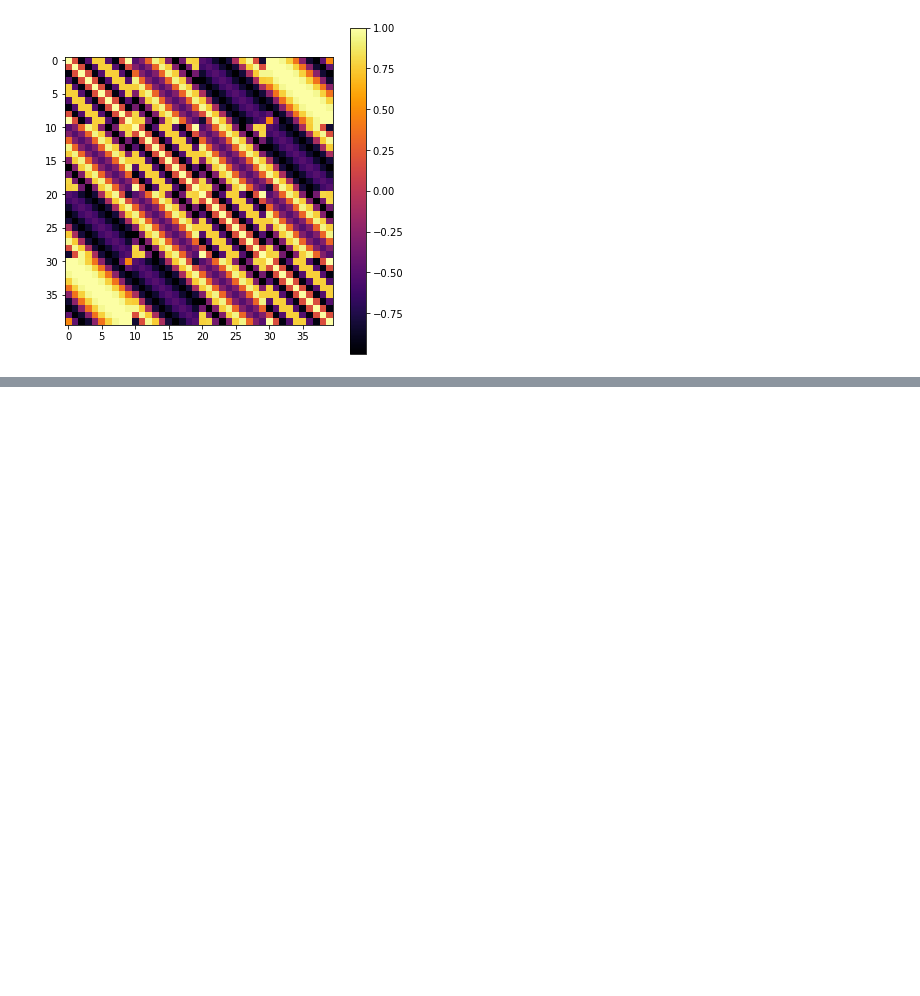
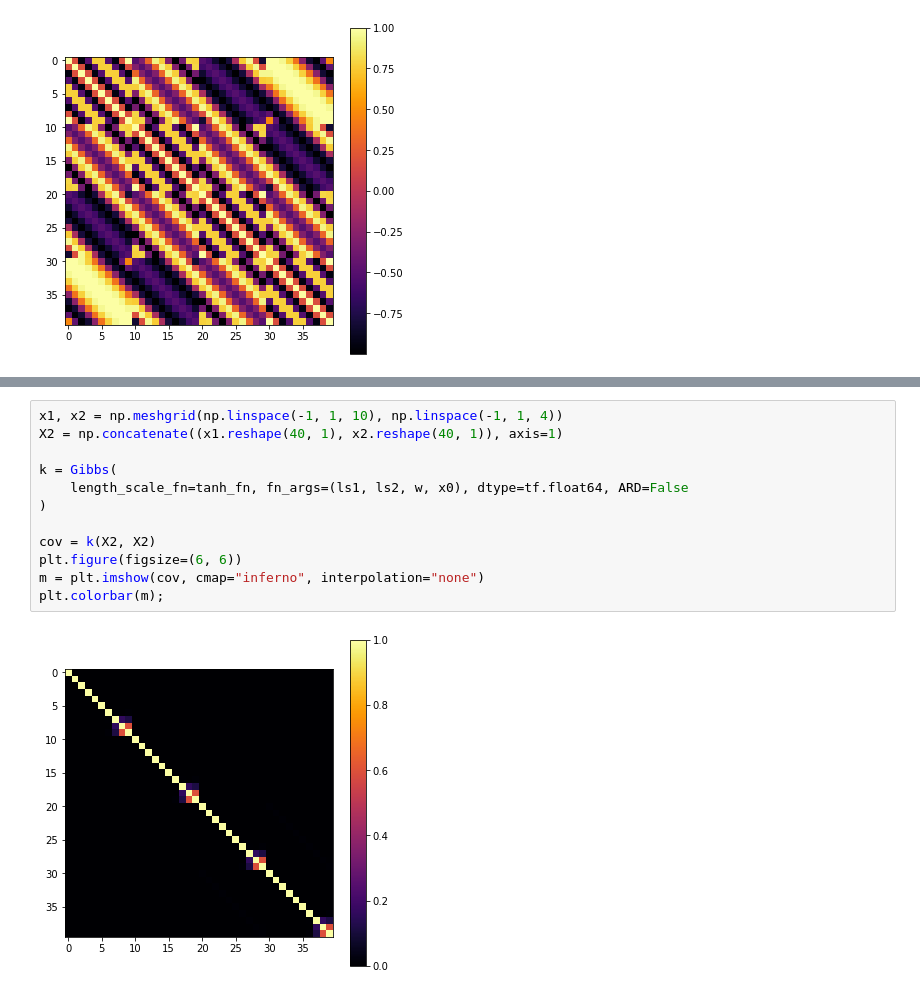
Before and after one commit to pymc-devs/pymc4, a Jupyter notebook: notebooks/GP-Kernels.ipynb, the cells around one changed output, grey strips where cells are left out. Drawn from its saved outputs; the diff is of its cells as text; blank space fills up the shorter version.

```diff
--- a/notebooks/GP-Kernels.ipynb
+++ b/notebooks/GP-Kernels.ipynb
@@ -909,0 +995,14 @@ plt.colorbar(m);
+# %%
+x1, x2 = np.meshgrid(np.linspace(-1, 1, 10), np.linspace(-1, 1, 4))
+X2 = np.concatenate((x1.reshape(40, 1), x2.reshape(40, 1)), axis=1)
+
+k = Gibbs(
+    length_scale_fn=tanh_fn, fn_args=(ls1, ls2, w, x0), dtype=tf.float64, ARD=False
+)
+
+cov = k(X2, X2)
+plt.figure(figsize=(6, 6))
+m = plt.imshow(cov, cmap="inferno", interpolation="none")
+plt.colorbar(m);
+# %% [output]
+[figure, added]
```
Also changed, not shown: parts of 36 cells of this notebook, 1 other file.
